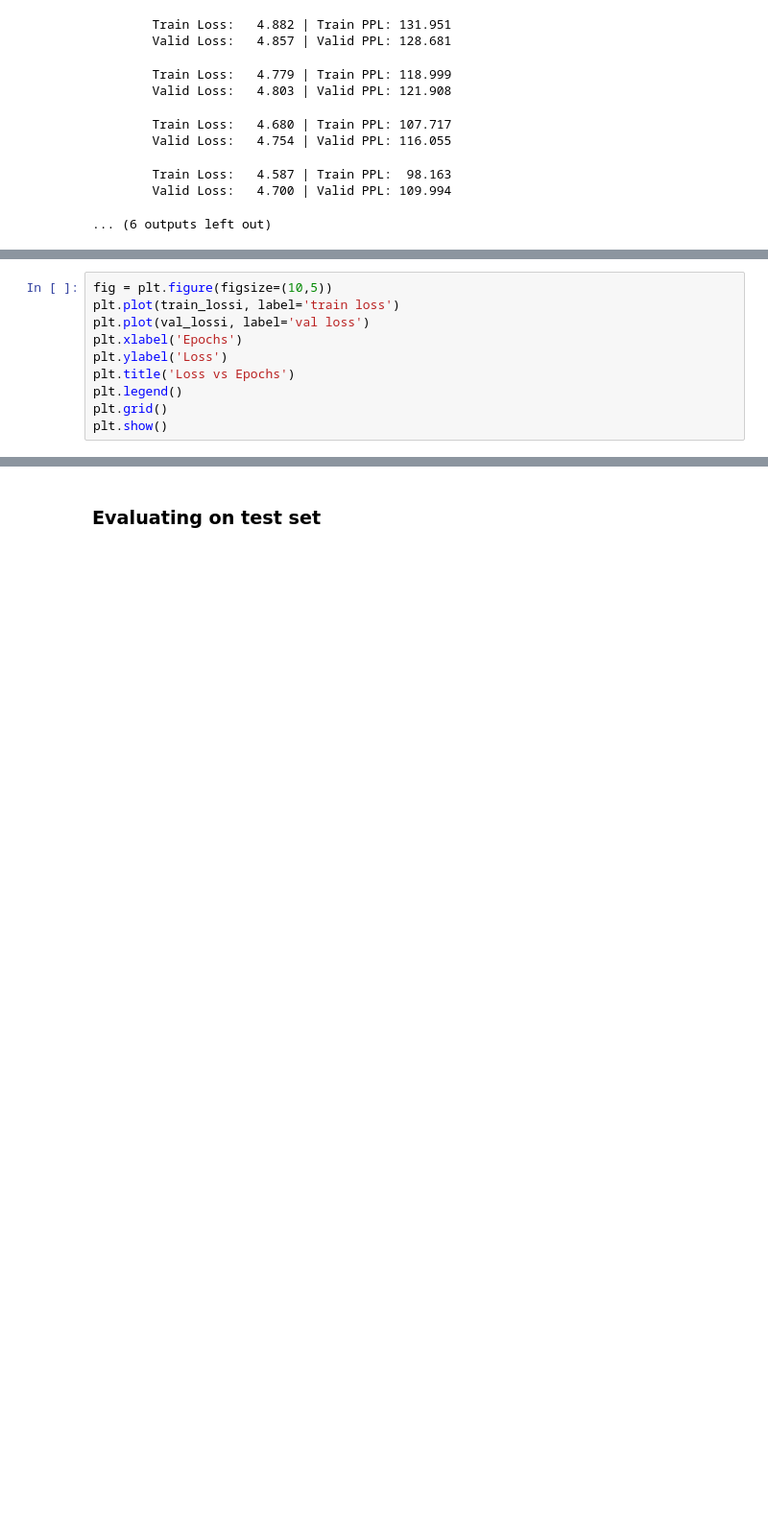
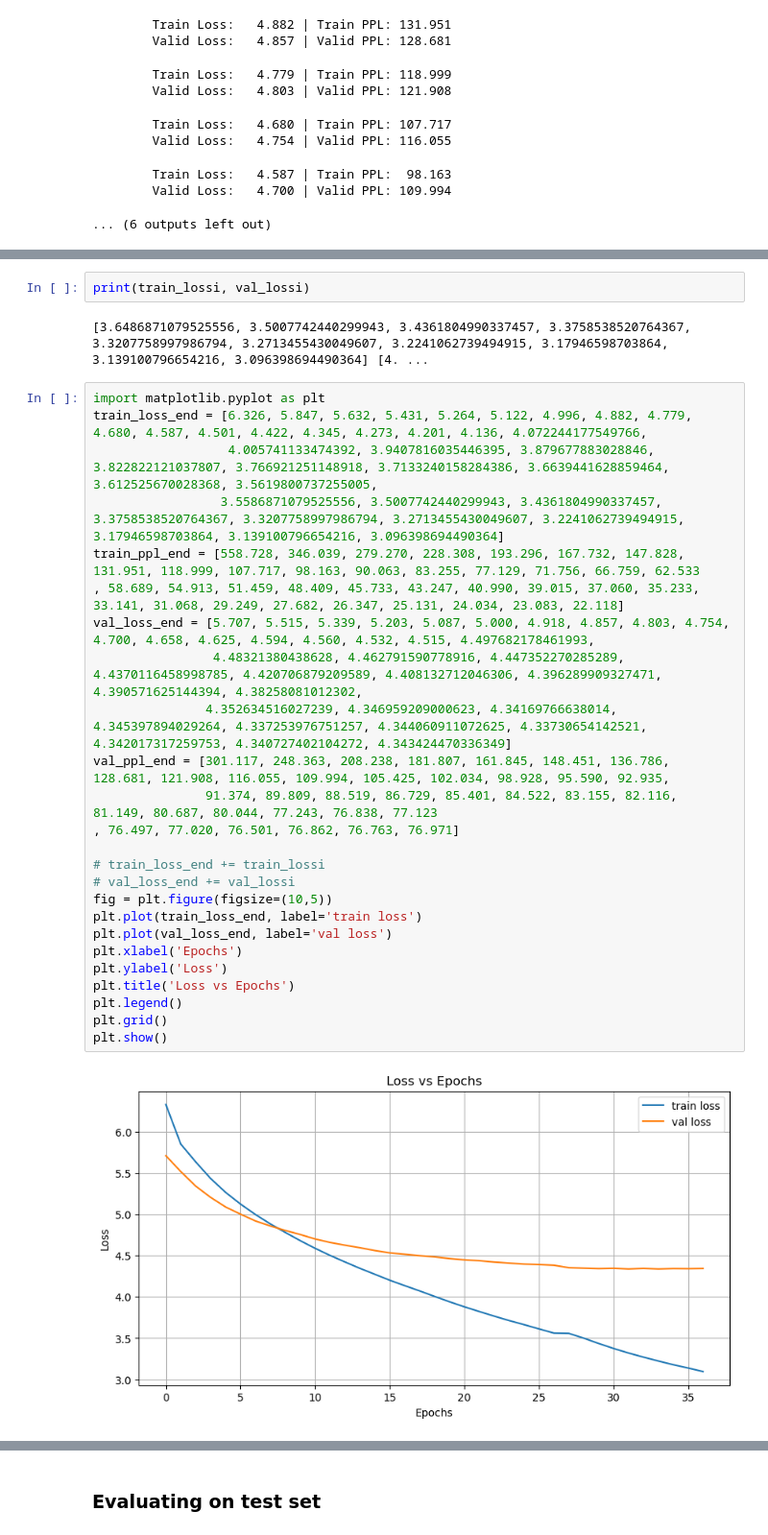
Before and after one commit to itserichuynh/machine_translation, a Jupyter notebook: notebooks/mt_wiki-torchtext.ipynb, the cells around one changed output, grey strips where cells are left out. Shown: that part at 96% size. Drawn from its saved outputs; the diff is of its cells as text; blank space fills up the shorter version.

Commit message:
more training

```diff
--- a/notebooks/mt_wiki-torchtext.ipynb
+++ b/notebooks/mt_wiki-torchtext.ipynb
@@ -750,10 +935,31 @@ for epoch in tqdm.tqdm(range(30)):
+# %%
+print(train_lossi, val_lossi)
+# %% [output]
+[3.6486871079525556, 3.5007742440299943, 3.4361804990337457, 3.3758538520764367, 3.3207758997986794, 3.2713455430049607, 3.2241062739494915, 3.17946598703864, 3.139100796654216, 3.096398694490364] [4. ...
 # %%
+import matplotlib.pyplot as plt
+train_loss_end = [6.326, 5.847, 5.632, 5.431, 5.264, 5.122, 4.996, 4.882, 4.779, 4.680, 4.587, 4.501, 4.422, 4.345, 4.273, 4.201, 4.136, 4.072244177549766,
+                  4.005741133474392, 3.9407816035446395, 3.879677883028846, 3.822822121037807, 3.766921251148918, 3.7133240158284386, 3.6639441628859464, 3.612525670028368, 3.5619800737255005,
+                 3.5586871079525556, 3.5007742440299943, 3.4361804990337457, 3.3758538520764367, 3.3207758997986794, 3.2713455430049607, 3.2241062739494915, 3.17946598703864, 3.139100796654216, 3.096398694490364]
+train_ppl_end = [558.728, 346.039, 279.270, 228.308, 193.296, 167.732, 147.828, 131.951, 118.999, 107.717, 98.163, 90.063, 83.255, 77.129, 71.756, 66.759, 62.533
+, 58.689, 54.913, 51.459, 48.409, 45.733, 43.247, 40.990, 39.015, 37.060, 35.233, 33.141, 31.068, 29.249, 27.682, 26.347, 25.131, 24.034, 23.083, 22.118]
+val_loss_end = [5.707, 5.515, 5.339, 5.203, 5.087, 5.000, 4.918, 4.857, 4.803, 4.754, 4.700, 4.658, 4.625, 4.594, 4.560, 4.532, 4.515, 4.497682178461993,
+                4.48321380438628, 4.462791590778916, 4.447352270285289, 4.4370116458998785, 4.420706879209589, 4.408132712046306, 4.396289909327471, 4.390571625144394, 4.38258081012302,
+               4.352634516027239, 4.346959209000623, 4.34169766638014, 4.345397894029264, 4.337253976751257, 4.344060911072625, 4.33730654142521, 4.342017317259753, 4.340727402104272, 4.343424470336349]
+val_ppl_end = [301.117, 248.363, 208.238, 181.807, 161.845, 148.451, 136.786, 128.681, 121.908, 116.055, 109.994, 105.425, 102.034, 98.928, 95.590, 92.935,
+               91.374, 89.809, 88.519, 86.729, 85.401, 84.522, 83.155, 82.116, 81.149, 80.687, 80.044, 77.243, 76.838, 77.123
+, 76.497, 77.020, 76.501, 76.862, 76.763, 76.971]
+
+# train_loss_end += train_lossi
+# val_loss_end += val_lossi
 fig = plt.figure(figsize=(10,5))
-plt.plot(train_lossi, label='train loss')
-plt.plot(val_lossi, label='val loss')
+plt.plot(train_loss_end, label='train loss')
+plt.plot(val_loss_end, label='val loss')
 plt.xlabel('Epochs')
 plt.ylabel('Loss')
 plt.title('Loss vs Epochs')
 plt.legend()
 plt.grid()
 plt.show()
+# %% [output]
+[figure, added]
```
Also changed, not shown: parts of 35 cells of this notebook, 1 other file.
